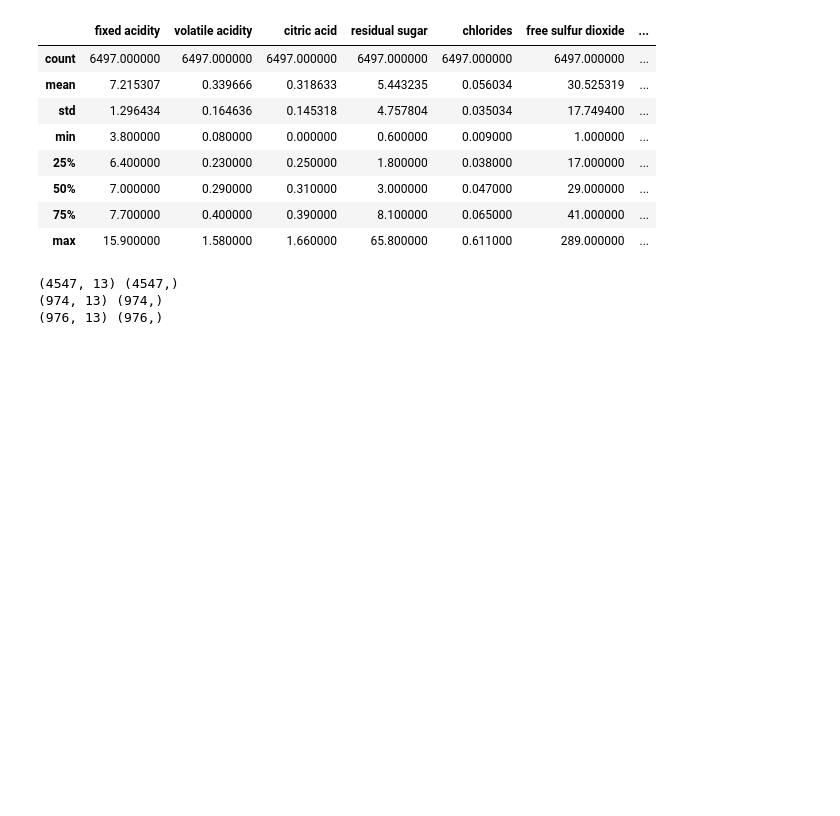
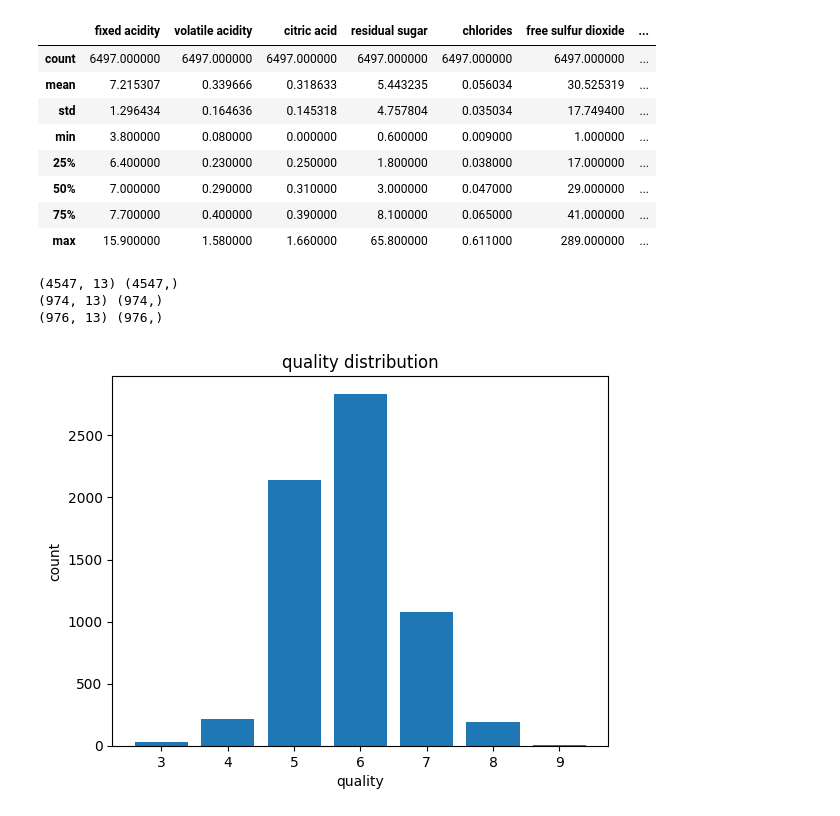
Before and after one commit to aidenward6/ml-a-1, a Jupyter notebook: all-the-code.ipynb, the cells around one changed output. Cells and saved outputs as stored; diff of their text form; code cells hidden in the pictures; blank space fills up the shorter version.

Commit message:
adding visualizations

```diff
--- a/all-the-code.ipynb
+++ b/all-the-code.ipynb
@@ -89,3 +91,12 @@ print(X_test.shape, y_test.shape)
 (4547, 13) (4547,)
 (974, 13) (974,)
 (976, 13) (976,)
+# %%
+plt.figure()
+plt.hist(df['quality'], bins=range(3, 11), align='left', rwidth=0.8)
+plt.xlabel('quality')
+plt.ylabel('count')
+plt.title('quality distribution')
+plt.show()
+# %% [output]
+[figure, added]
```
Also changed, not shown: parts of 3 cells of this notebook.
